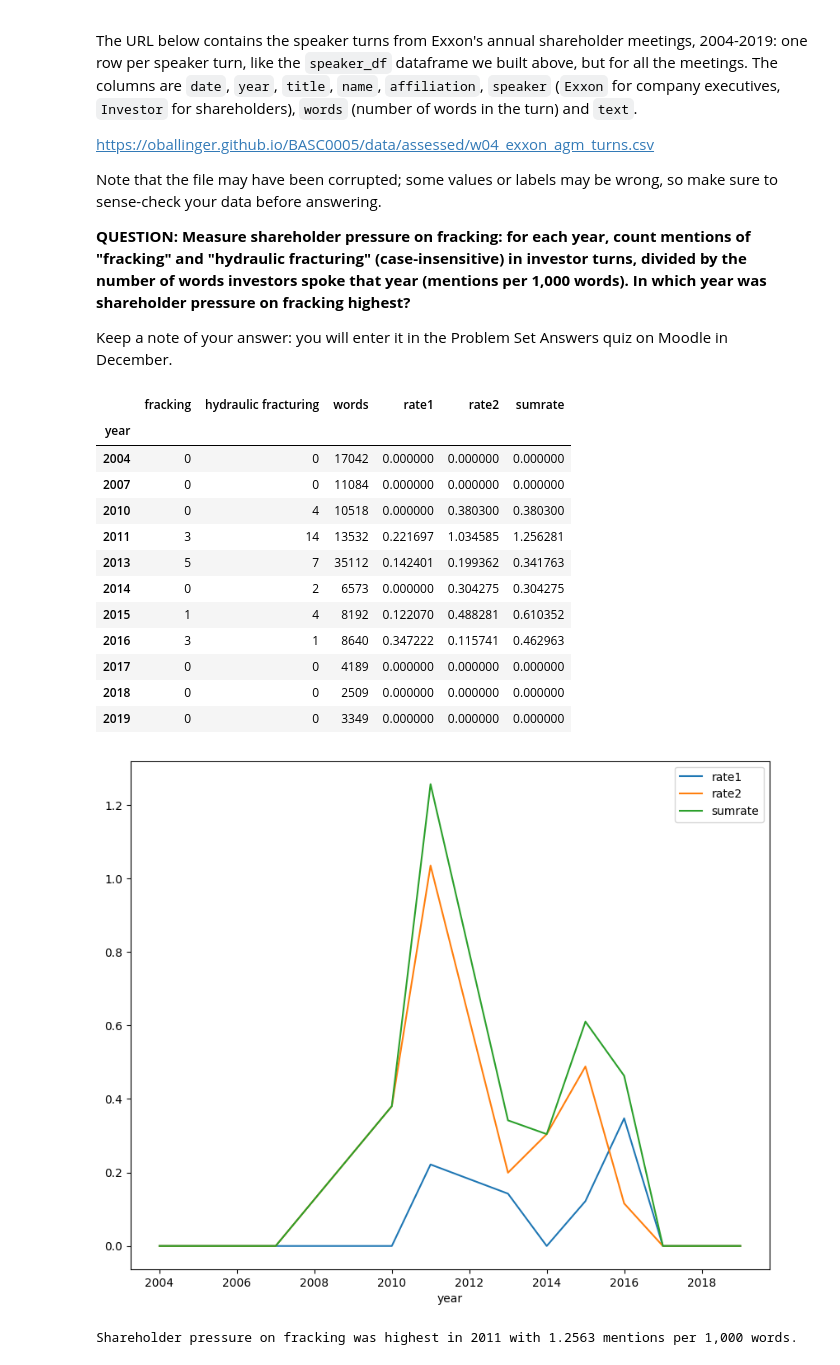
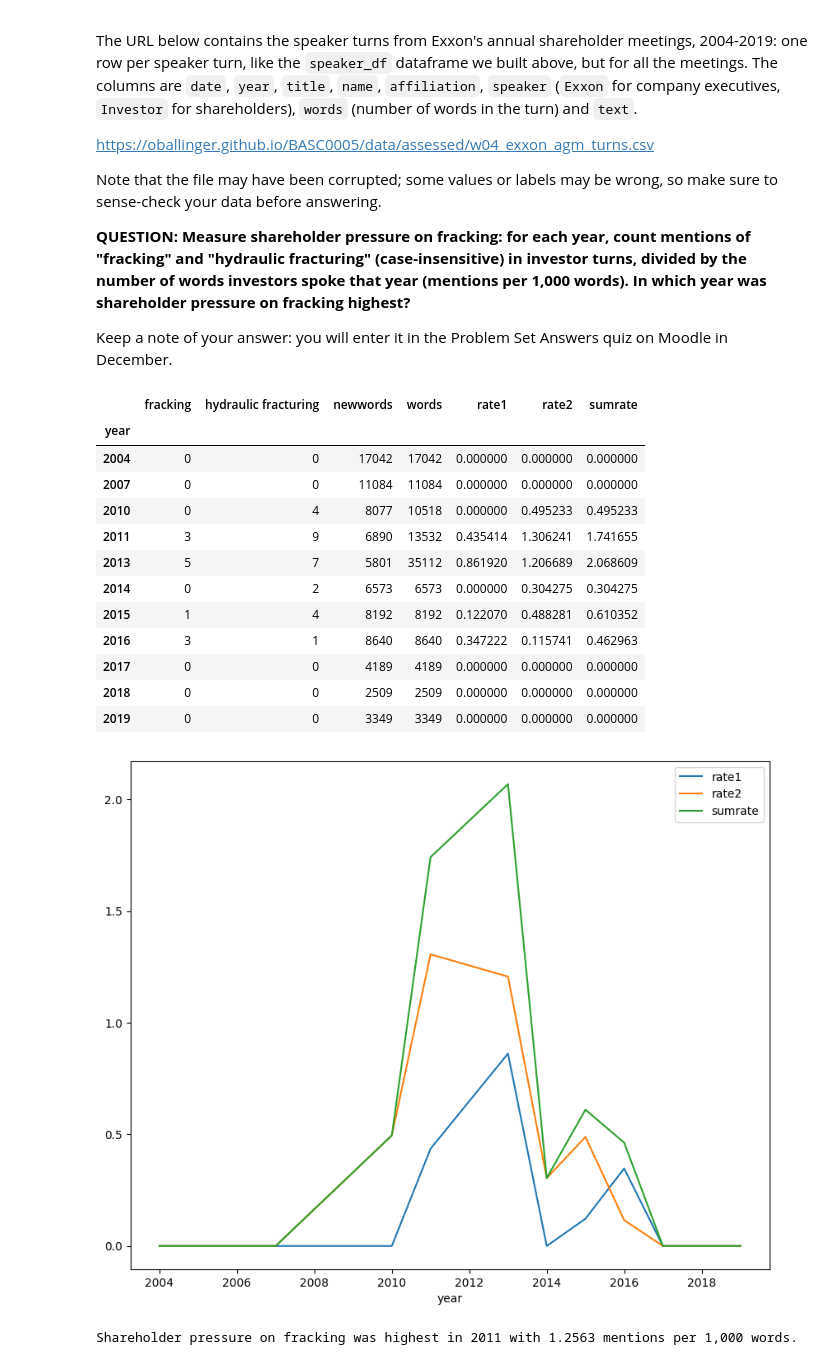
Before and after one commit to annakalee169/QM2, a Jupyter notebook: notebooks/W04. Natural Language Processing.ipynb, the cells around one changed output. Saved outputs shown, nothing was run; the diff lists cells and outputs as text; code cells hidden in the pictures.

```diff
--- a/notebooks/W04. Natural Language Processing.ipynb
+++ b/notebooks/W04. Natural Language Processing.ipynb
@@ -672,6 +672,7 @@ Note that the file may have been corrupted; some values or labels may be wrong,
 
 Keep a note of your answer: you will enter it in the Problem Set Answers quiz on Moodle in December.
 # %%
+#OLD
 # Load the dataset
 ndf = pd.read_csv('https://oballinger.github.io/BASC0005/data/assessed/w04_exxon_agm_turns.csv')
 ndf = ndf[ndf['speaker'] == 'Investor'].copy()
@@ -690,8 +691,7 @@ newyearly
 
 
 
-# count the words in each call, not needed
-#ndf['words']=ndf['text'].apply(lambda x: len(x.split()))
+# count the words in each call, already provided
 
 # add up mentions and words for each year, then divide to get a rate
 qyearly=ndf.groupby('year')[['fracking','hydraulic fracturing','words']].sum()
@@ -700,24 +700,52 @@ qyearly['rate2']=qyearly['hydraulic fracturing']/qyearly['words']*1000
 qyearly['sumrate']=(qyearly['fracking']+qyearly['hydraulic fracturing'])/qyearly['words']*1000
 
 # plot the rate
-qyearly[['rate1','rate2','sumrate']].plot()
+#qyearly[['rate1','rate2','sumrate']].plot()
 
-qyearly
+#qyearly
-# %% [output]
-|  | fracking | hydraulic fracturing | words | rate1 | rate2 | sumrate |
-| year |  |  |  |  |  |  |
-| 2004 | 0 | 0 | 17042 | 0.000000 | 0.000000 | 0.000000 |
-| 2007 | 0 | 0 | 11084 | 0.000000 | 0.000000 | 0.000000 |
-| 2010 | 0 | 4 | 10518 | 0.000000 | 0.380300 | 0.380300 |
-| 2011 | 3 | 14 | 13532 | 0.221697 | 1.034585 | 1.256281 |
-| 2013 | 5 | 7 | 35112 | 0.142401 | 0.199362 | 0.341763 |
-| 2014 | 0 | 2 | 6573 | 0.000000 | 0.304275 | 0.304275 |
-| 2015 | 1 | 4 | 8192 | 0.122070 | 0.488281 | 0.610352 |
-| 2016 | 3 | 1 | 8640 | 0.347222 | 0.115741 | 0.462963 |
-| 2017 | 0 | 0 | 4189 | 0.000000 | 0.000000 | 0.000000 |
-| 2018 | 0 | 0 | 2509 | 0.000000 | 0.000000 | 0.000000 |
-| 2019 | 0 | 0 | 3349 | 0.000000 | 0.000000 | 0.000000 |
-[figure, removed]
+# %%
+test = pd.read_csv('https://oballinger.github.io/BASC0005/data/assessed/w04_exxon_agm_turns.csv')
+
+#test.iloc[265]['text']
+
+newtest = test.copy()
+newtest = newtest[newtest['speaker'] == 'Investor'].copy()
+
+
+newtest["text"] = newtest["text"].str.split("REX TILLERSON").str[0]
+
+newtest['newwords'] = newtest['text'].fillna('').apply(lambda x: len(x.split()))
+
+
+newtest['fracking']=newtest['text'].apply(lambda x: x.lower().count('fracking'))
+newtest['hydraulic fracturing']=newtest['text'].apply(lambda x: x.lower().count('hydraulic fracturing'))
+
+
+
+tyearly=newtest.groupby('year')[['fracking','hydraulic fracturing','newwords','words']].sum()
+tyearly['rate1']=tyearly['fracking']/tyearly['newwords']*1000
+tyearly['rate2']=tyearly['hydraulic fracturing']/tyearly['newwords']*1000
+tyearly['sumrate']=(tyearly['fracking']+tyearly['hydraulic fracturing'])/tyearly['newwords']*1000
+
+# plot the rate
+tyearly[['rate1','rate2','sumrate']].plot()
+
+tyearly
+# %% [output]
+|  | fracking | hydraulic fracturing | newwords | words | rate1 | rate2 | sumrate |
+| year |  |  |  |  |  |  |  |
+| 2004 | 0 | 0 | 17042 | 17042 | 0.000000 | 0.000000 | 0.000000 |
+| 2007 | 0 | 0 | 11084 | 11084 | 0.000000 | 0.000000 | 0.000000 |
+| 2010 | 0 | 4 | 8077 | 10518 | 0.000000 | 0.495233 | 0.495233 |
+| 2011 | 3 | 9 | 6890 | 13532 | 0.435414 | 1.306241 | 1.741655 |
+| 2013 | 5 | 7 | 5801 | 35112 | 0.861920 | 1.206689 | 2.068609 |
+| 2014 | 0 | 2 | 6573 | 6573 | 0.000000 | 0.304275 | 0.304275 |
+| 2015 | 1 | 4 | 8192 | 8192 | 0.122070 | 0.488281 | 0.610352 |
+| 2016 | 3 | 1 | 8640 | 8640 | 0.347222 | 0.115741 | 0.462963 |
+| 2017 | 0 | 0 | 4189 | 4189 | 0.000000 | 0.000000 | 0.000000 |
+| 2018 | 0 | 0 | 2509 | 2509 | 0.000000 | 0.000000 | 0.000000 |
+| 2019 | 0 | 0 | 3349 | 3349 | 0.000000 | 0.000000 | 0.000000 |
+[figure, added]
 # %%
 import pandas as pd
 import matplotlib.pyplot as plt
```
